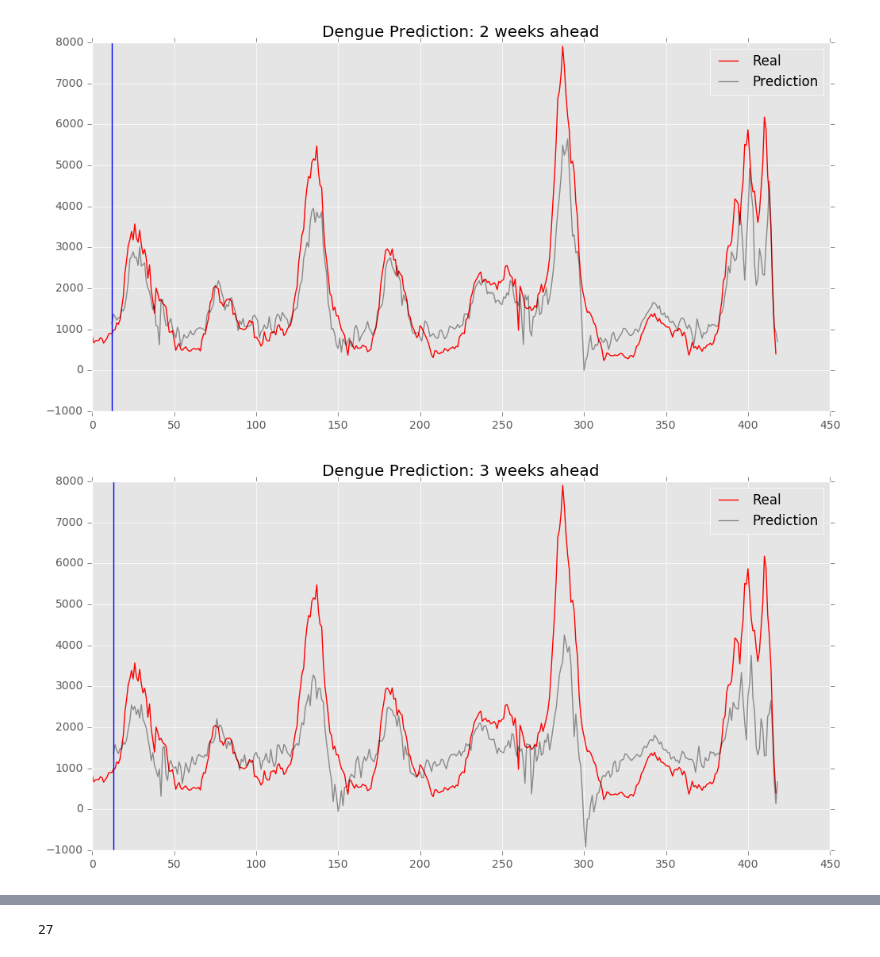
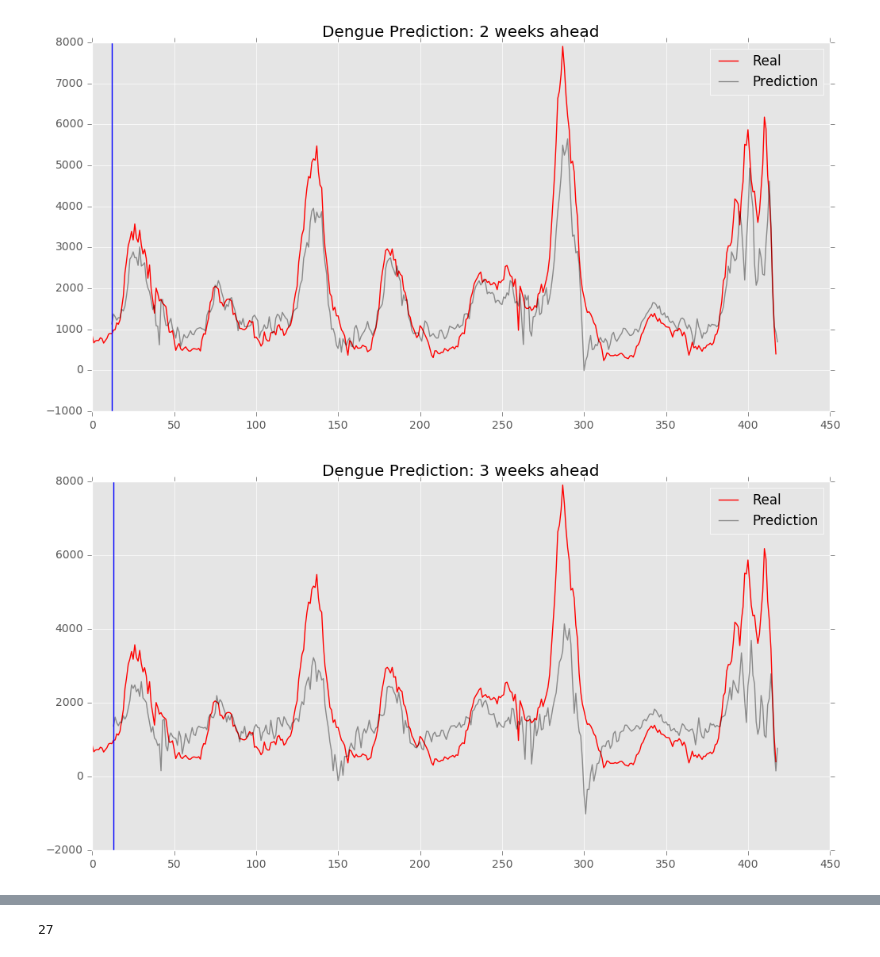
Before and after one commit to johnnycs/dengue-prediction, a Jupyter notebook: Weather Independent Dengue Forecast.ipynb, the cells around one changed output, grey strips where cells are left out. Cells and saved outputs as stored; diff of their text form; code cells hidden in the pictures.

```diff
--- a/Weather Independent Dengue Forecast.ipynb
+++ b/Weather Independent Dengue Forecast.ipynb
@@ -381,11 +381,14 @@ def get_alphas(lag,train):
     return w
 
                 #int,array,array,string
-def make_line(start_week,real,predictions,title):
+def make_line(start_week,real,predictions,title,x_axis,y_axis,
+              real_legend='Real',predict_legend='Prediction'):
     plt.figure(figsize=(12,6))
-    plt.plot([i for i in range(len(real))],np.array(real),'-r',label='Real')
-    plt.plot([i for i in range(start_week,len(real)+1)],predictions,'-k',label='Prediction',alpha=0.4)
+    plt.plot([i for i in range(len(real))],np.array(real),'-r',label=real_legend)
+    plt.plot([i for i in range(start_week,len(real)+1)],predictions,'-k',label=predict_legend,alpha=0.4)
     plt.axvline(start_week)
+    plt.xlabel(x_axis)
+    plt.ylabel(y_axis)
     plt.legend()
     plt.title(title)
 
@@ -442,17 +445,17 @@ make_line(12,test,prediction_2week,'Dengue Prediction: 2 weeks ahead')
 # %%
 prediction_3week = []
 test = weekly_df.cases[261:]
 for i in range(len(test)-(NWEEKS+2)):
     first_prediction = guess(w_11,test[i:i+NWEEKS]) #+ np.log(63038247)
     first_arr = np.append(test[i+1:i+(NWEEKS+1)],first_prediction)
     second_prediction = guess(w_11,first_arr)
-    second_arr = np.append(test[i+2:i+(NWEEKS+2)],second_prediction)
+    second_arr = np.append(first_arr[1:],second_prediction)
     res = guess(w_11,second_arr) + np.log(63038247)
     prediction_3week.append(res)
 
-make_line(13,test,prediction_3week,'Dengue Prediction: 3 weeks ahead')
+make_line(13,test,prediction_3week,'Dengue Prediction: 3 weeks ahead',"","")
 # %% [output]
-[figure, old version]
+[figure, new version]
 # %%
 plt.figure(figsize=(12,6))
 plt.plot([i for i in range(len(test))],np.array(test),label='Real')
```
Also changed, not shown: parts of 34 cells of this notebook, 1 other file.
